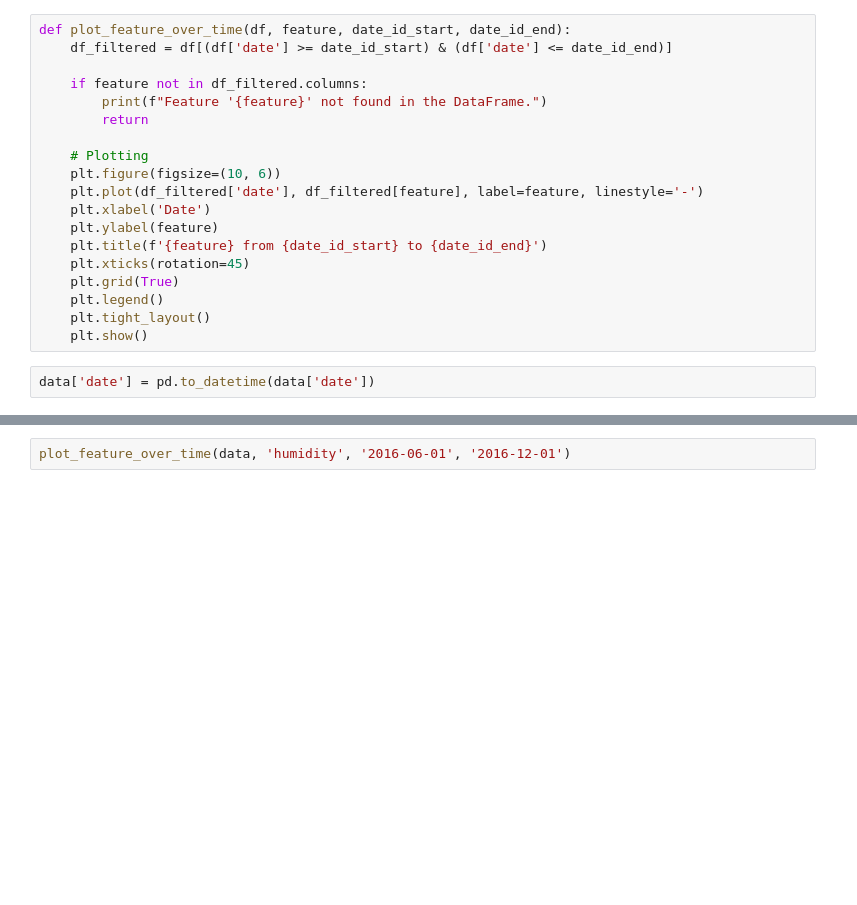
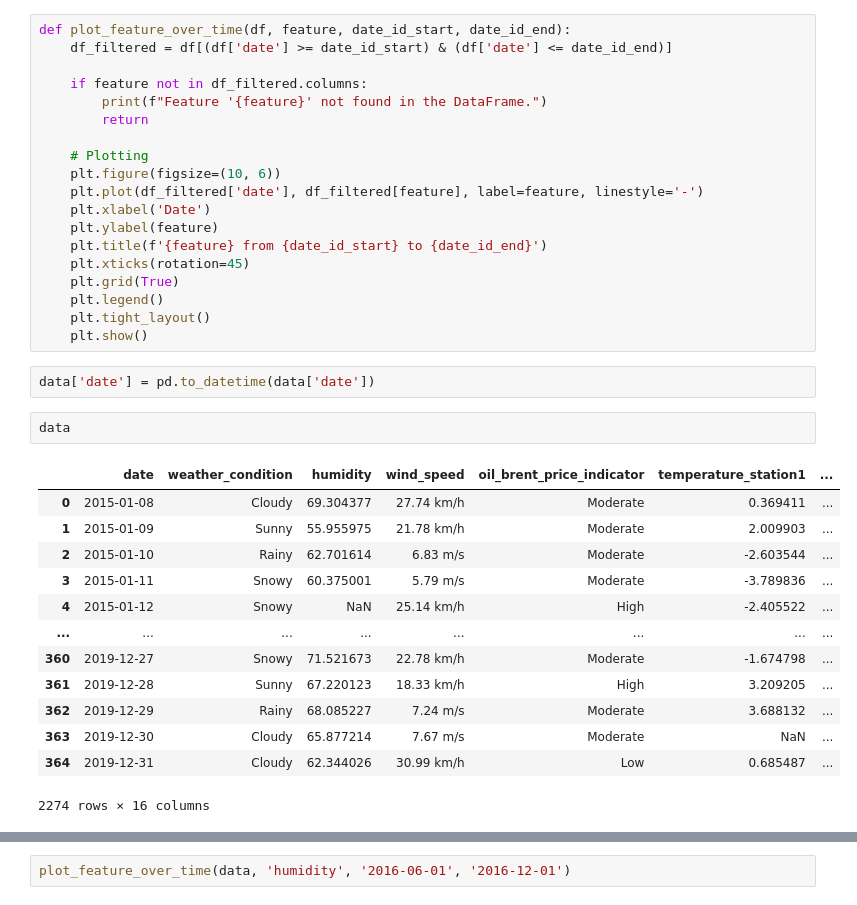
Before and after one commit to racousin/data_science_practice, a Jupyter notebook: website/public/modules/module5/exercise/module5_exercise.ipynb, the cells around one changed output, grey strips where cells are left out. Drawn from its saved outputs; the diff is of its cells as text; blank space fills up the shorter version.

```diff
--- a/website/public/modules/module5/exercise/module5_exercise.ipynb
+++ b/website/public/modules/module5/exercise/module5_exercise.ipynb
@@ -73,3 +73,19 @@ def plot_feature_over_time(df, feature, date_id_start, date_id_end):
     plt.show()
 # %%
 data['date'] = pd.to_datetime(data['date'])
+# %%
+data
+# %% [output]
+|  | date | weather_condition | humidity | wind_speed | oil_brent_price_indicator | temperature_station1 | ... |
+| 0 | 2015-01-08 | Cloudy | 69.304377 | 27.74 km/h | Moderate | 0.369411 | ... |
+| 1 | 2015-01-09 | Sunny | 55.955975 | 21.78 km/h | Moderate | 2.009903 | ... |
+| 2 | 2015-01-10 | Rainy | 62.701614 | 6.83 m/s | Moderate | -2.603544 | ... |
+| 3 | 2015-01-11 | Snowy | 60.375001 | 5.79 m/s | Moderate | -3.789836 | ... |
+| 4 | 2015-01-12 | Snowy | NaN | 25.14 km/h | High | -2.405522 | ... |
+| ... | ... | ... | ... | ... | ... | ... | ... |
+| 360 | 2019-12-27 | Snowy | 71.521673 | 22.78 km/h | Moderate | -1.674798 | ... |
+| 361 | 2019-12-28 | Sunny | 67.220123 | 18.33 km/h | High | 3.209205 | ... |
+| 362 | 2019-12-29 | Rainy | 68.085227 | 7.24 m/s | Moderate | 3.688132 | ... |
+| 363 | 2019-12-30 | Cloudy | 65.877214 | 7.67 m/s | Moderate | NaN | ... |
+| 364 | 2019-12-31 | Cloudy | 62.344026 | 30.99 km/h | Low | 0.685487 | ... |
+2274 rows × 16 columns
```
Also changed, not shown: parts of 2 cells of this notebook, 4 other files.
